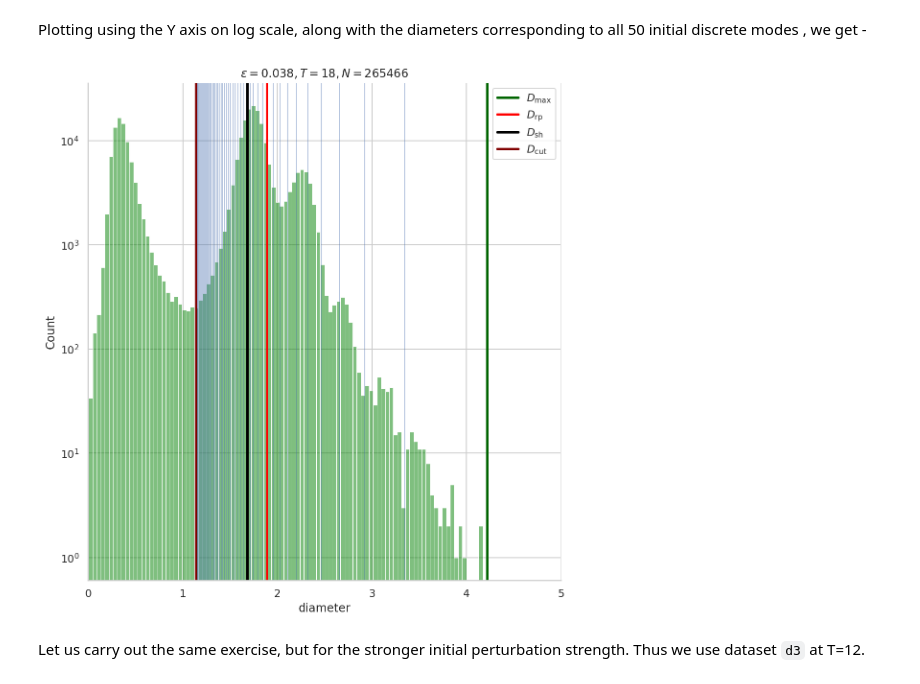
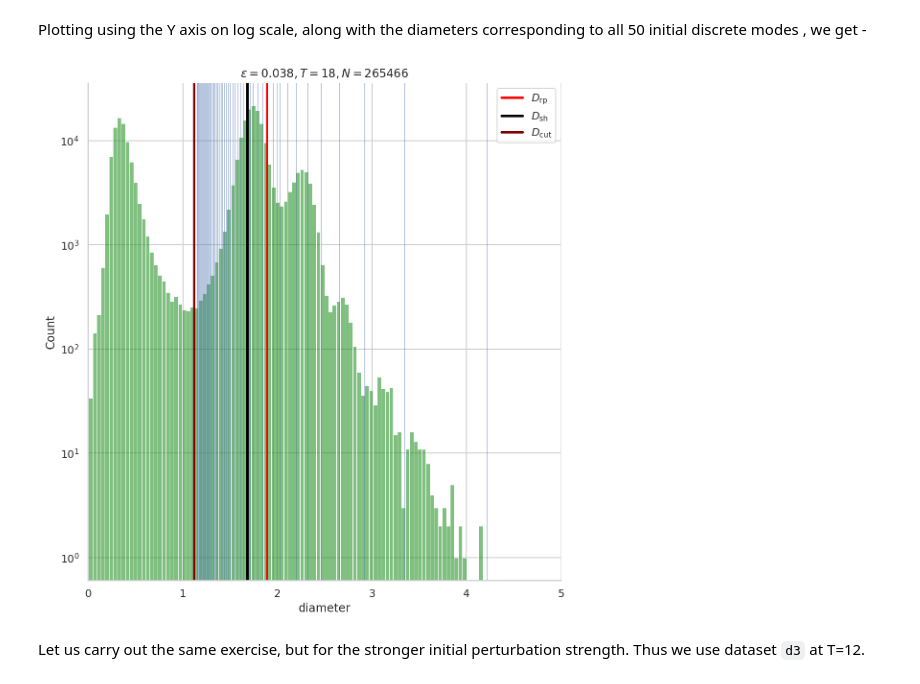
Before and after one commit to palsagar/ligaments_analysis, a Jupyter notebook: test.ipynb, the cells around one changed output. Cells and saved outputs as stored; diff of their text form; code cells hidden in the pictures.

```diff
--- a/test.ipynb
+++ b/test.ipynb
@@ -237,7 +264,9 @@ Let us assign these values to certain named variables.
 # %%
 #initializing values for analysis of d1,d3 datasets
 
-d_max = 4.22
+d_max_1 = 7.89 # aspect-ratio = 50
+d_max_2 = 11.28 # aspect-ratio = 100
 d_rp = 1.89
 d_sh = 1.68
-d_cut = 1.14
+d_cut_1 = 1.12 # aspect-ratio = 50
+d_cut_2 = 1.60 # aspect-ratio = 100
@@ -311,31 +289,31 @@ plt.legend();
 # %% [markdown]
 Plotting using the Y axis on log scale, along with the diameters corresponding to all 50 initial discrete modes , we get -
 # %%
-sns.displot(data=d1_t18_w, kind="hist", kde=False,
+sns.displot(data=d1.diameter[(d1.time == 18)].map(lambda p: p/2.0), kind="hist", kde=False,
             legend=True, palette="bright", height=8.0, aspect=1.0,
            alpha = 0.5 , color = 'green') ;
 
 def d_eq(i, lam):
     a = ((1.5*lam)/i)**(1.0/3.0)
     return a
 
 
 # Plotting all of the equivalent diameters (vertical blue lines)
 # corresponding to all 50 discrete waves
 
 for i in range(1,50):
     plt.axvline(x = d_eq(i,50.0), lw = 1.0, alpha=0.4);
 
-plt.axvline(x = d_max, label = r'$D_{\rm{max}}$', color='darkgreen',lw=2.5);
+#plt.axvline(x = d_max_1, label = r'$D_{\rm{max}}$', color='darkgreen',lw=2.5);
 plt.axvline(x = d_rp, label = r'$D_{\rm{rp}}$', color='red', lw=2.5);
 plt.axvline(x = d_sh, label = r'$D_{\rm{sh}}$', color='black', lw=2.5);
-plt.axvline(x = d_cut, label = r'$D_{\rm{cut}}$', color='maroon', lw=2.5);
+plt.axvline(x = d_cut_1, label = r'$D_{\rm{cut}}$', color='maroon', lw=2.5);
 plt.xlim(0.0,5.0);
-plt.title(r'$\varepsilon = 0.038 , T=18, N=%d$ ' %d1_t18_w.shape[0]);
+plt.title(r'$\varepsilon = 0.038 , T=18, N=%d$ ' %d1.diameter[d1.time == 18].shape[0]);
 plt.legend(loc='best');
 plt.yscale("log");
 # %% [output]
-[figure, old version]
+[figure, new version]
 # %% [markdown]
 Let us carry out the same exercise, but for the stronger initial perturbation strength. Thus we use dataset `d3` at T=12.
 # %%
```
Also changed, not shown: parts of 31 cells of this notebook.
